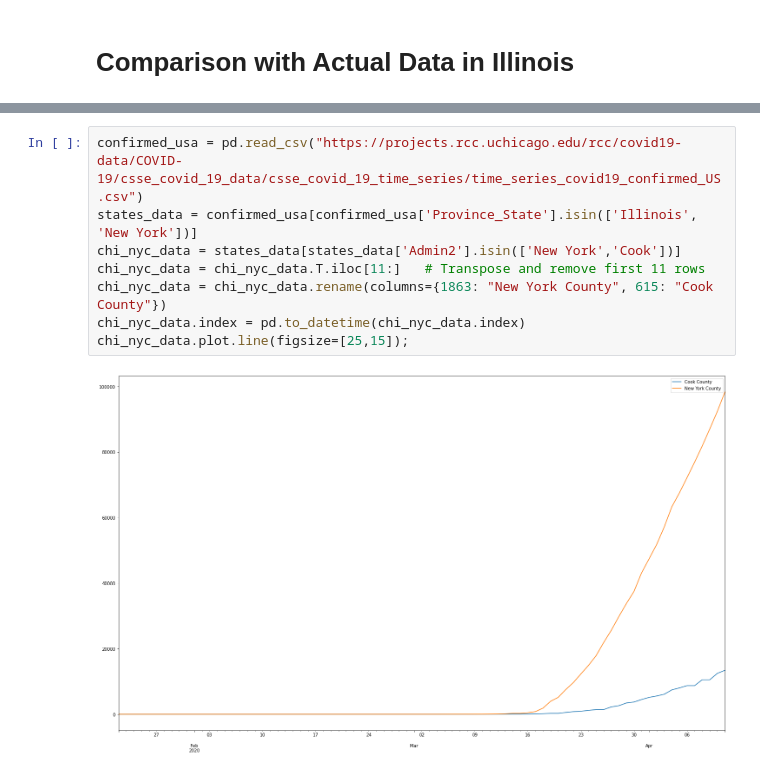
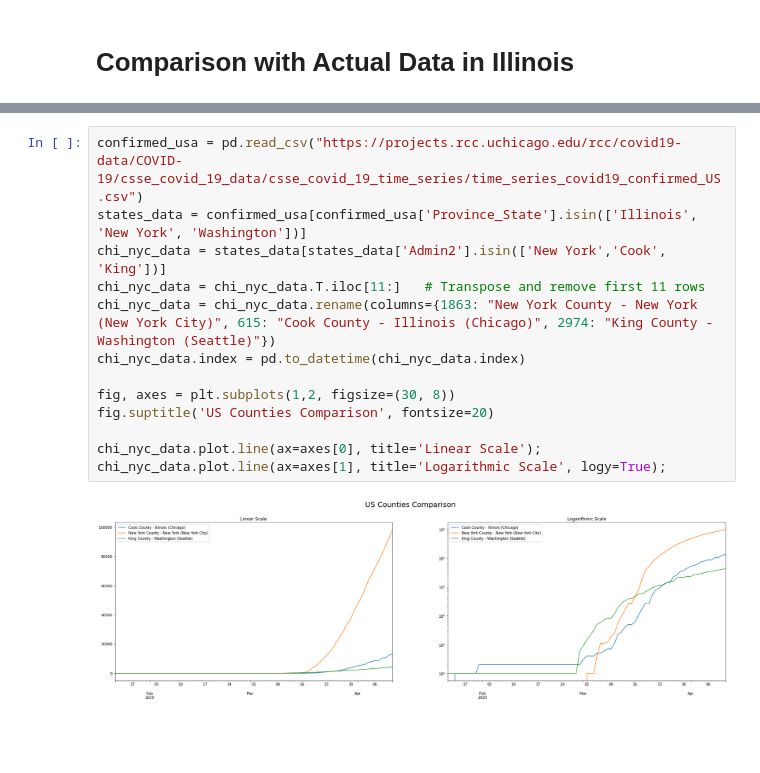
Before and after one commit to DoraSzasz/covid_19_visualization_workshop, a Jupyter notebook: 1_Epidemics_Mathematical_Models.ipynb, the cells around one changed output, grey strips where cells are left out. Saved outputs shown, nothing was run; the diff lists cells and outputs as text; blank space fills up the shorter version.

```diff
--- a/1_Epidemics_Mathematical_Models.ipynb
+++ b/1_Epidemics_Mathematical_Models.ipynb
@@ -90,10 +99,15 @@ ic.plot.line(figsize=[25,15]);
 # %%
 confirmed_usa = pd.read_csv("https://projects.rcc.uchicago.edu/rcc/covid19-data/COVID-19/csse_covid_19_data/csse_covid_19_time_series/time_series_covid19_confirmed_US.csv")
-states_data = confirmed_usa[confirmed_usa['Province_State'].isin(['Illinois', 'New York'])]
-chi_nyc_data = states_data[states_data['Admin2'].isin(['New York','Cook'])]
+states_data = confirmed_usa[confirmed_usa['Province_State'].isin(['Illinois', 'New York', 'Washington'])]
+chi_nyc_data = states_data[states_data['Admin2'].isin(['New York','Cook', 'King'])]
 chi_nyc_data = chi_nyc_data.T.iloc[11:]   # Transpose and remove first 11 rows
-chi_nyc_data = chi_nyc_data.rename(columns={1863: "New York County", 615: "Cook County"})
+chi_nyc_data = chi_nyc_data.rename(columns={1863: "New York County - New York (New York City)", 615: "Cook County - Illinois (Chicago)", 2974: "King County - Washington (Seattle)"})
 chi_nyc_data.index = pd.to_datetime(chi_nyc_data.index)
-chi_nyc_data.plot.line(figsize=[25,15]);
+
+fig, axes = plt.subplots(1,2, figsize=(30, 8))
+fig.suptitle('US Counties Comparison', fontsize=20)
+
+chi_nyc_data.plot.line(ax=axes[0], title='Linear Scale');
+chi_nyc_data.plot.line(ax=axes[1], title='Logarithmic Scale', logy=True);
 # %% [output]
-[figure, old version]
+[figure, new version]
```
Also changed, not shown: parts of 10 cells of this notebook.
